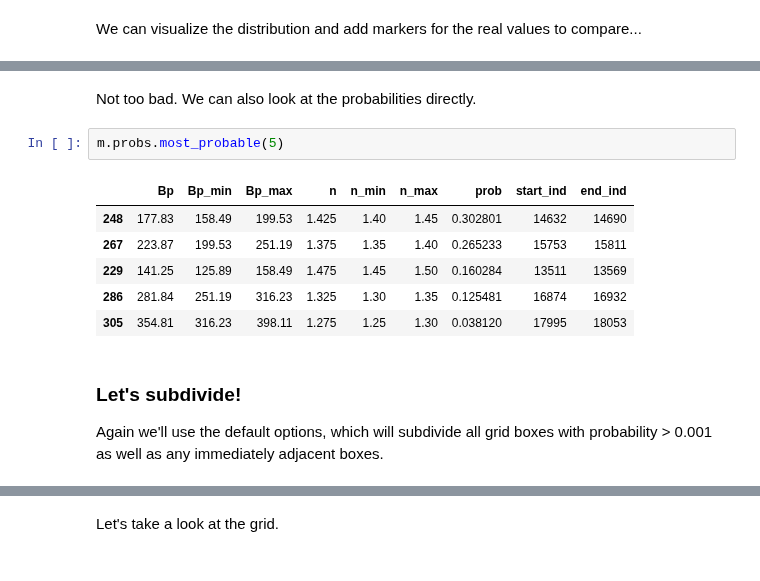
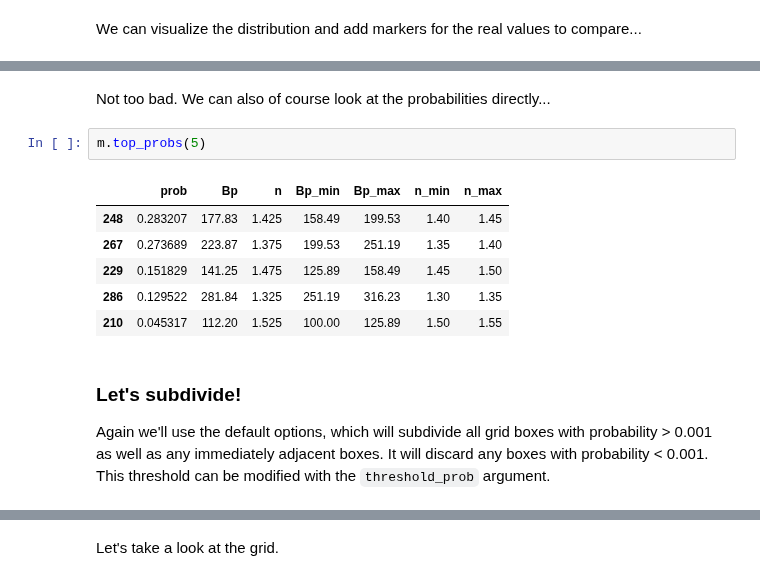
Before and after one commit to PV-Lab/bayesim, a Jupyter notebook: examples/diode/ideal_diode.ipynb, the cells around one changed output, grey strips where cells are left out. Saved outputs shown, nothing was run; the diff lists cells and outputs as text.

```diff
--- a/examples/diode/ideal_diode.ipynb
+++ b/examples/diode/ideal_diode.ipynb
@@ -184,17 +215,17 @@ m.comparison_plot(num_param_pts=3)
 # %% [markdown]
-Not too bad. We can also look at the probabilities directly.
+Not too bad. We can also of course look at the probabilities directly...
 # %%
-m.probs.most_probable(5)
+m.top_probs(5)
 # %% [output]
-|  | Bp | Bp_min | Bp_max | n | n_min | n_max | prob | start_ind | end_ind |
-| 248 | 177.83 | 158.49 | 199.53 | 1.425 | 1.40 | 1.45 | 0.302801 | 14632 | 14690 |
-| 267 | 223.87 | 199.53 | 251.19 | 1.375 | 1.35 | 1.40 | 0.265233 | 15753 | 15811 |
-| 229 | 141.25 | 125.89 | 158.49 | 1.475 | 1.45 | 1.50 | 0.160284 | 13511 | 13569 |
-| 286 | 281.84 | 251.19 | 316.23 | 1.325 | 1.30 | 1.35 | 0.125481 | 16874 | 16932 |
-| 305 | 354.81 | 316.23 | 398.11 | 1.275 | 1.25 | 1.30 | 0.038120 | 17995 | 18053 |
+|  | prob | Bp | n | Bp_min | Bp_max | n_min | n_max |
+| 248 | 0.283207 | 177.83 | 1.425 | 158.49 | 199.53 | 1.40 | 1.45 |
+| 267 | 0.273689 | 223.87 | 1.375 | 199.53 | 251.19 | 1.35 | 1.40 |
+| 229 | 0.151829 | 141.25 | 1.475 | 125.89 | 158.49 | 1.45 | 1.50 |
+| 286 | 0.129522 | 281.84 | 1.325 | 251.19 | 316.23 | 1.30 | 1.35 |
+| 210 | 0.045317 | 112.20 | 1.525 | 100.00 | 125.89 | 1.50 | 1.55 |
 # %% [markdown]
 ### Let's subdivide!
-Again we'll use the default options, which will subdivide all grid boxes with probability > 0.001 as well as any immediately adjacent boxes.
+Again we'll use the default options, which will subdivide all grid boxes with probability > 0.001 as well as any immediately adjacent boxes. It will discard any boxes with probability < 0.001. This threshold can be modified with the `threshold_prob` argument.
 # %%
 m.subdivide()
 # %% [output]
```
Also changed, not shown: parts of 35 cells of this notebook, 4 other files.
